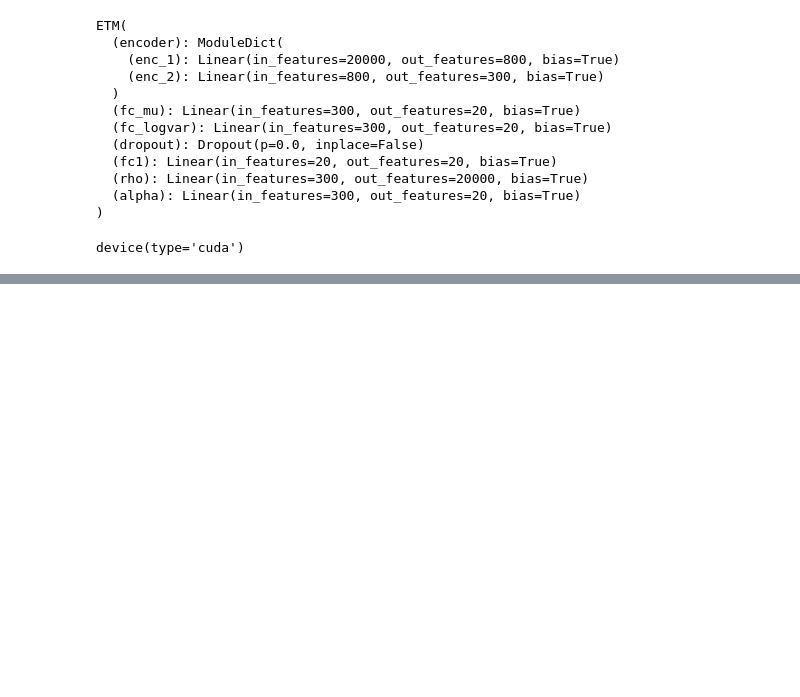
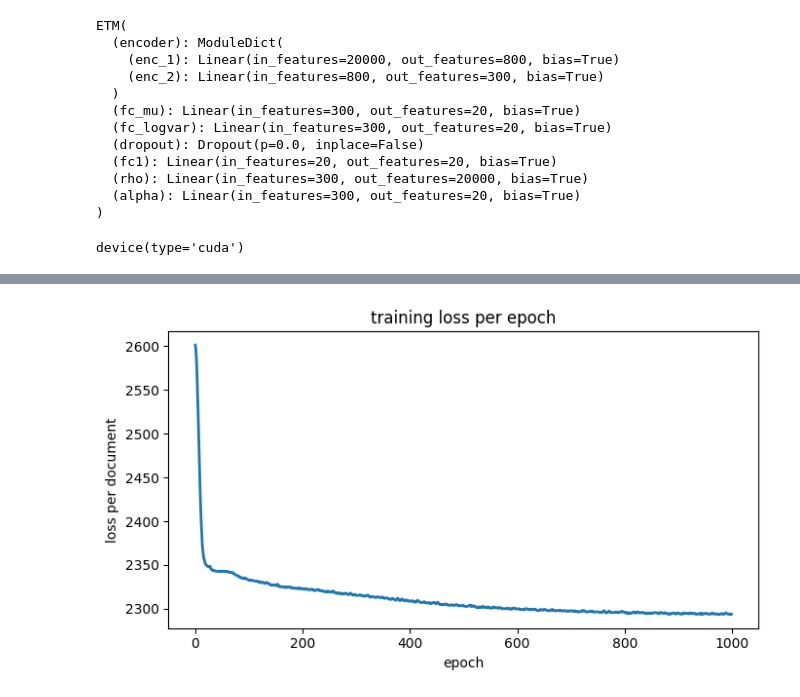
Before and after one commit to jlealtru/website_tutorials, a Jupyter notebook: notebooks/etm_spacy_pipeline.ipynb, the cells around one changed output, grey strips where cells are left out. Drawn from its saved outputs; the diff is of its cells as text; code cells hidden in the pictures; blank space fills up the shorter version.

```diff
--- a/notebooks/etm_spacy_pipeline.ipynb
+++ b/notebooks/etm_spacy_pipeline.ipynb
@@ -205,0 +244,17 @@ example[1].shape
+# %%
+# The Data_Processing class above expands one document into a dense vector every
+# time __getitem__ is called, so every epoch rebuilds the full dense matrix in
+# python one document at a time while the GPU waits for batches. The corpus is
+# small enough (~20k docs x 20k vocab in float32 is about 1.7 GB) to do that
+# expansion once, park the whole matrix on the GPU, and slice batches from it
+# directly during training.
+def bows_to_dense(bows, vocab_size):
+    dense = np.zeros((len(bows), vocab_size), dtype=np.float32)
+    for row, bow in enumerate(bows):
+        item = list(zip(*bow)) # bow = [[token_id1,token_id2,...],[freq1,freq2,...]]
+        dense[row, list(item[0])] = list(item[1])
+    return torch.tensor(dense).float()
+
+train_bows = bows_to_dense(bows, len(dictionary)).to(device)
+print(f'dense BOW matrix: {tuple(train_bows.shape)}, '
+      f'{train_bows.element_size() * train_bows.nelement() / 1e9:.2f} GB on {train_bows.device}')
@@ -480,17 +548,21 @@ def training(model = None, epochs = 100, optimizer = None, vocab = None):
         cnt = 0
         trainloss_lst, valloss_lst = [], []
         recloss_lst, klloss_lst = [],[]
+        num_train = train_bows.shape[0]
 
         for i in range(epochs):
             epochloss_lst = []
             optimizer.zero_grad()
             model.zero_grad()
-            for index, (bows) in enumerate(dataloaders_dict['train']):
+            # iterate over shuffled index batches sliced straight from the
+            # GPU-resident dense matrix instead of the per-document DataLoader
+            perm = torch.randperm(num_train, device=train_bows.device)
+            for index, start in enumerate(range(0, num_train, batch_size)):
                 # add a counter that will register how many examples we have fed to the
                 # model
                 #cnt+= batch_size
 
-                bows = bows[1].to(device)
+                bows = train_bows[perm[start:start + batch_size]]
                 bows_recon,mus,log_vars  = model(bows,lambda x:torch.softmax(x,dim=1))
                 logsoftmax = torch.log_softmax(bows_recon,dim=1)
                 rec_loss = -1.0 * torch.sum(bows*logsoftmax)
@@ -506,8 +578,12 @@ def training(model = None, epochs = 100, optimizer = None, vocab = None):
                 epochloss_lst.append(loss.item()/len(bows))
                 if (i+1) % 2==0:
                     print(f'Epoch {(i+1):>3d}\tIter {(i+1):>4d}\tLoss:{loss.item()/len(bows):<.7f}\tRec Loss:{rec_loss.item()/len(bows):<.7f}\tKL Div:{kl_div.item()/len(bows):<.7f}')
+        return trainloss_lst
 # %%
+import time
 mod.to(device)
 #wandb.watch(model, log="all")
-training(mod, epochs=config.epochs, optimizer=optimizer, vocab = dictionary)
+train_start = time.time()
+loss_history = training(mod, epochs=config.epochs, optimizer=optimizer, vocab = dictionary)
+print(f'training took {(time.time() - train_start)/60:.1f} minutes for {config.epochs} epochs')
 # %% [output]
@@ -530,0 +607,14 @@ Epoch 254       Iter  254       Loss:2275.6459961       Rec Loss:2271.1054688
+# %%
+# per-epoch training loss, averaged over the batches of each pass over the corpus
+import matplotlib.pyplot as plt
+
+per_epoch_loss = np.array(loss_history).reshape(config.epochs, -1).mean(axis=1)
+fig, ax = plt.subplots(figsize=(7, 4))
+ax.plot(per_epoch_loss, color='tab:blue', linewidth=2)
+ax.set_xlabel('epoch')
+ax.set_ylabel('loss per document')
+ax.set_title('training loss per epoch')
+plt.tight_layout()
+plt.show()
+# %% [output]
+[figure, added]
```
Also changed, not shown: parts of 20 cells of this notebook, 1 other file.
